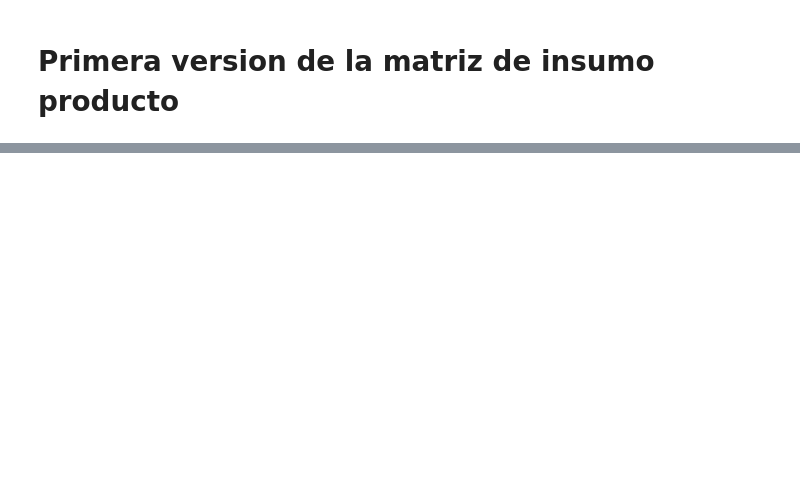
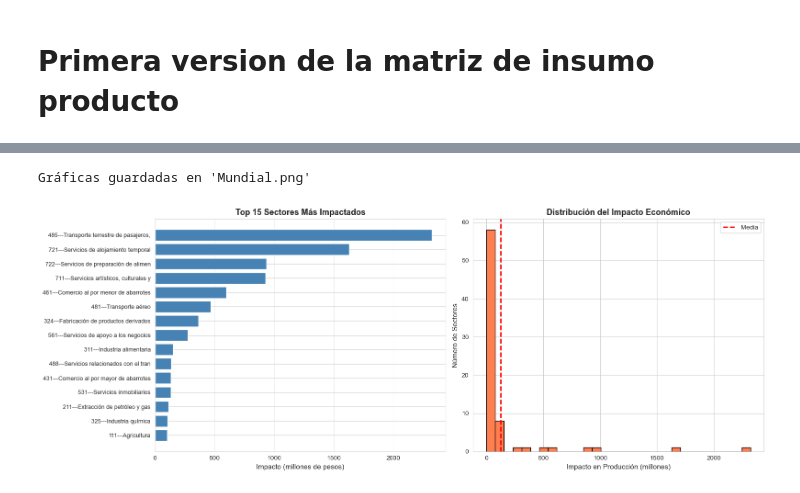
Before and after one commit to ozycepeda/Matriz-Insumo-Producto, a Jupyter notebook: INEGI_V1.ipynb, the cells around one changed output, grey strips where cells are left out. Drawn from its saved outputs; the diff is of its cells as text; code cells hidden in the pictures; blank space fills up the shorter version.

Commit message:
código de mundial funcionando

```diff
--- a/INEGI_V1.ipynb
+++ b/INEGI_V1.ipynb
@@ -96,0 +202,17 @@ plt.show()
+# %%
+# --- IMP ---- ya tengo la variable impacto de produccion de la celda anterior
+
+# Mostrar resultados
+resultados = pd.DataFrame({
+    'Sector': sectores,
+    'Impacto en Producción': impacto_produccion
+}).sort_values('Impacto en Producción', ascending=False)
+
+print(f"\n{'='*80}")
+print(f"IMPACTO DE AUMENTO EN DEMANDA POR EL MUNDIAL: ${monto_total:,.0f} millones")
+print(f"Sectores: {distribucion.keys()}")
+print(f"{'='*80}")
+print(f"\nTop 10 sectores más impactados:")
+print(resultados.head(10).to_string(index=False))
+print(f"\nImpacto total en la economía: ${impacto_produccion.sum():,.2f} millones")
+print(f"Multiplicador: {impacto_produccion.sum()/aumento_demanda:.2f}")
@@ -96,0 +240,31 @@ plt.show()
+# %%
+# Gráficas
+fig, axes = plt.subplots(1, 2, figsize=(16, 6))
+
+# Gráfica 1: Top 15 sectores más impactados
+top15 = resultados.head(15)
+axes[0].barh(range(len(top15)), top15['Impacto en Producción'], color='steelblue')
+axes[0].set_yticks(range(len(top15)))
+axes[0].set_yticklabels([s[:40] for s in top15['Sector']], fontsize=9)
+axes[0].invert_yaxis()
+axes[0].set_xlabel('Impacto (millones de pesos)', fontsize=11)
+axes[0].set_title('Top 15 Sectores Más Impactados', fontsize=13, fontweight='bold')
+axes[0].grid(axis='x', alpha=0.3)
+
+# Gráfica 2: Distribución del impacto
+impactos_positivos = resultados[resultados['Impacto en Producción'] > 0.01]
+axes[1].hist(impactos_positivos['Impacto en Producción'], bins=30, color='coral', edgecolor='black')
+axes[1].set_xlabel('Impacto en Producción (millones)', fontsize=11)
+axes[1].set_ylabel('Número de Sectores', fontsize=11)
+axes[1].set_title('Distribución del Impacto Económico', fontsize=13, fontweight='bold')
+axes[1].axvline(impactos_positivos['Impacto en Producción'].mean(),
+                color='red', linestyle='--', linewidth=2, label='Media')
+axes[1].legend()
+
+plt.tight_layout()
+plt.savefig('Mundial.png', dpi=300, bbox_inches='tight')
+print("Gráficas guardadas en 'Mundial.png'")
+plt.show()
+# %% [output]
+Gráficas guardadas en 'Mundial.png'
+[figure, added]
```
Also changed, not shown: parts of 12 cells of this notebook, 3 other files.
